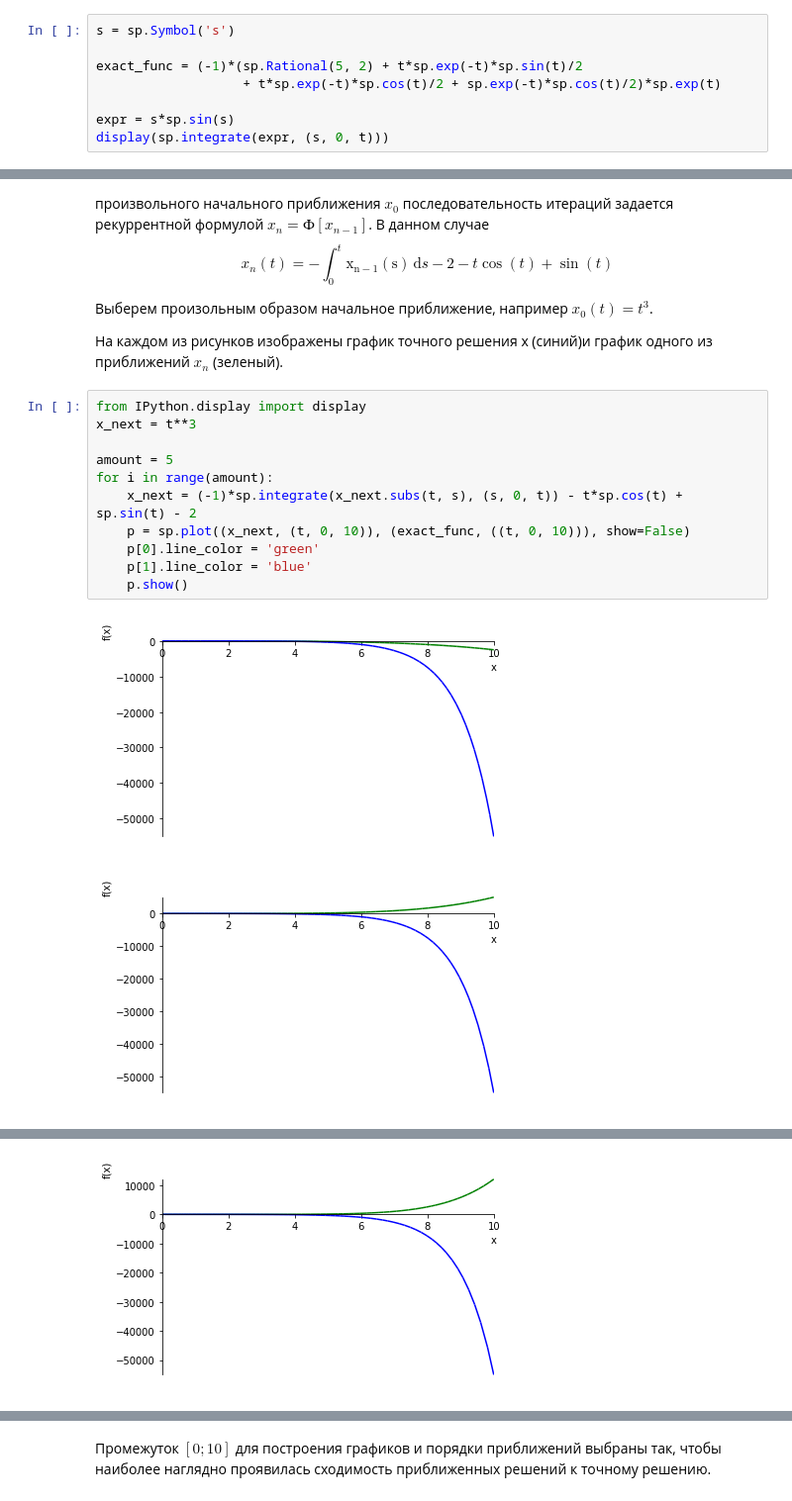
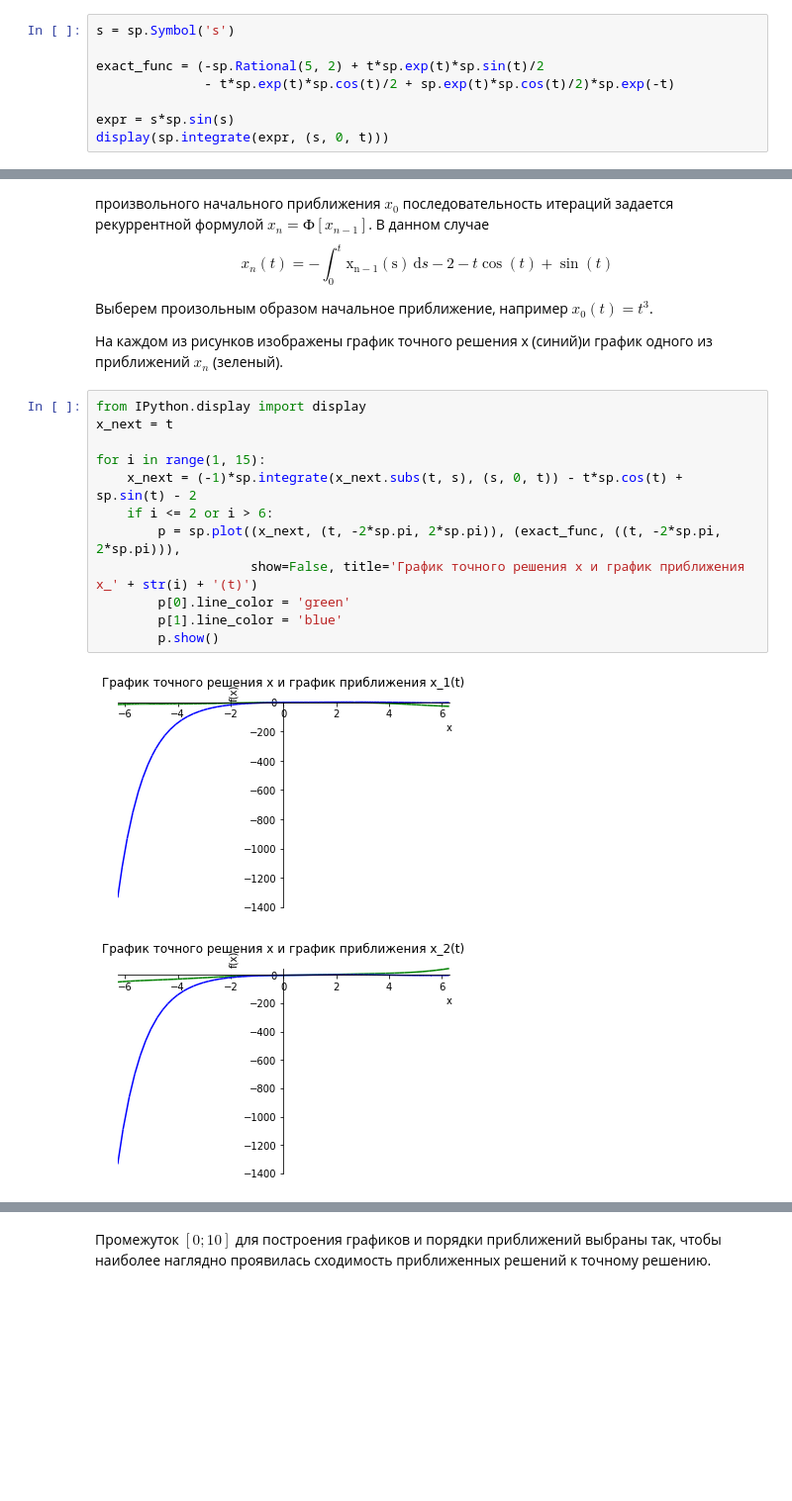
Before and after one commit to olerom/functional-analysis, a Jupyter notebook: notebooks/module1/task20.ipynb, the cells around one changed output, grey strips where cells are left out. Shown: that part at 99% size. Cells and saved outputs as stored; diff of their text form; blank space fills up the shorter version.

```diff
--- a/notebooks/module1/task20.ipynb
+++ b/notebooks/module1/task20.ipynb
@@ -45,8 +46,8 @@ $$x(t) = -2 + {\int_0^t{\mathrm{(s \sin(s) - x(s))}\,\mathrm{d}s}}$$
 # %%
 s = sp.Symbol('s')
 
-exact_func = (-1)*(sp.Rational(5, 2) + t*sp.exp(-t)*sp.sin(t)/2
-                   + t*sp.exp(-t)*sp.cos(t)/2 + sp.exp(-t)*sp.cos(t)/2)*sp.exp(t)
+exact_func = (-sp.Rational(5, 2) + t*sp.exp(t)*sp.sin(t)/2
+              - t*sp.exp(t)*sp.cos(t)/2 + sp.exp(t)*sp.cos(t)/2)*sp.exp(-t)
 
 expr = s*sp.sin(s)
 display(sp.integrate(expr, (s, 0, t)))
@@ -64,15 +65,16 @@ $$x_n(t) = - {\int_0^t{\mathrm{x_{n - 1}(s)}\,\mathrm{d}s}} -2 - t \cos{\left (t
 На каждом из рисунков изображены график точного решения x (синий)и график одного из приближений $x_n$ (зеленый).
 # %%
 from IPython.display import display
-x_next = t**3
+x_next = t
 
-amount = 5
-for i in range(amount):
+for i in range(1, 15):
     x_next = (-1)*sp.integrate(x_next.subs(t, s), (s, 0, t)) - t*sp.cos(t) + sp.sin(t) - 2
-    p = sp.plot((x_next, (t, 0, 10)), (exact_func, ((t, 0, 10))), show=False)
-    p[0].line_color = 'green'
-    p[1].line_color = 'blue'
-    p.show()
+    if i <= 2 or i > 6:
+        p = sp.plot((x_next, (t, -2*sp.pi, 2*sp.pi)), (exact_func, ((t, -2*sp.pi, 2*sp.pi))),
+                    show=False, title='График точного решения x и график приближения x_' + str(i) + '(t)')
+        p[0].line_color = 'green'
+        p[1].line_color = 'blue'
+        p.show()
 # %% [output]
-[figure, old version]
+[figure, new version]
-[figure, old version]
+[figure, new version]
@@ -80 +81,0 @@ for i in range(amount):
-[figure, removed]
```
Also changed, not shown: parts of 4 cells of this notebook, 4 other files.
